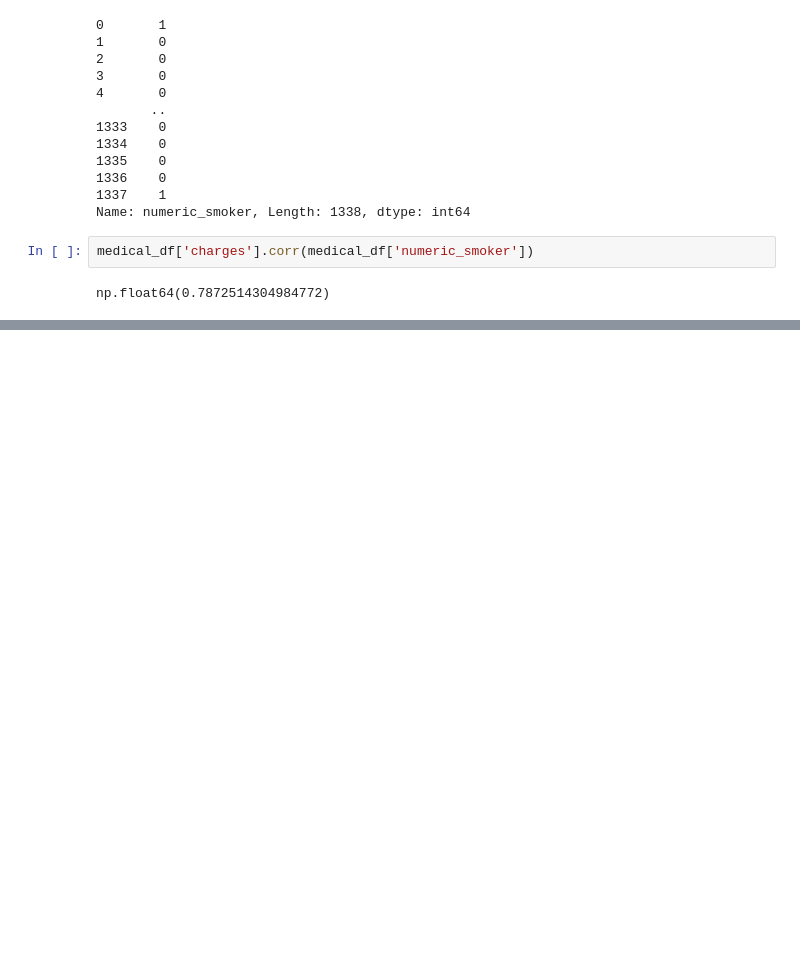
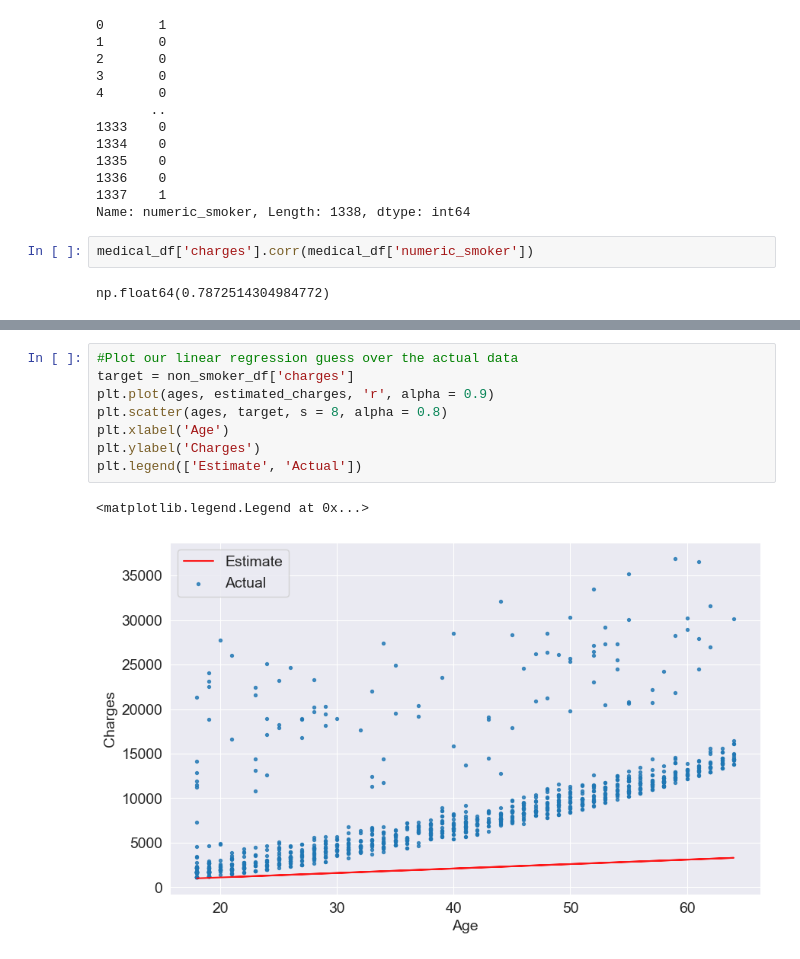
Before and after one commit to AgentXCross/PythonDS-ML, a Jupyter notebook: SciKitLearn/linear_regression.ipynb, the cells around one changed output, grey strips where cells are left out. Drawn from its saved outputs; the diff is of its cells as text; blank space fills up the shorter version.

```diff
--- a/SciKitLearn/linear_regression.ipynb
+++ b/SciKitLearn/linear_regression.ipynb
@@ -231,0 +316,11 @@ np.float64(0.7872514304984772)
+# %%
+#Plot our linear regression guess over the actual data
+target = non_smoker_df['charges']
+plt.plot(ages, estimated_charges, 'r', alpha = 0.9)
+plt.scatter(ages, target, s = 8, alpha = 0.8)
+plt.xlabel('Age')
+plt.ylabel('Charges')
+plt.legend(['Estimate', 'Actual'])
+# %% [output]
+<matplotlib.legend.Legend at 0x...>
+[figure, added]
```
Also changed, not shown: parts of 30 cells of this notebook.
